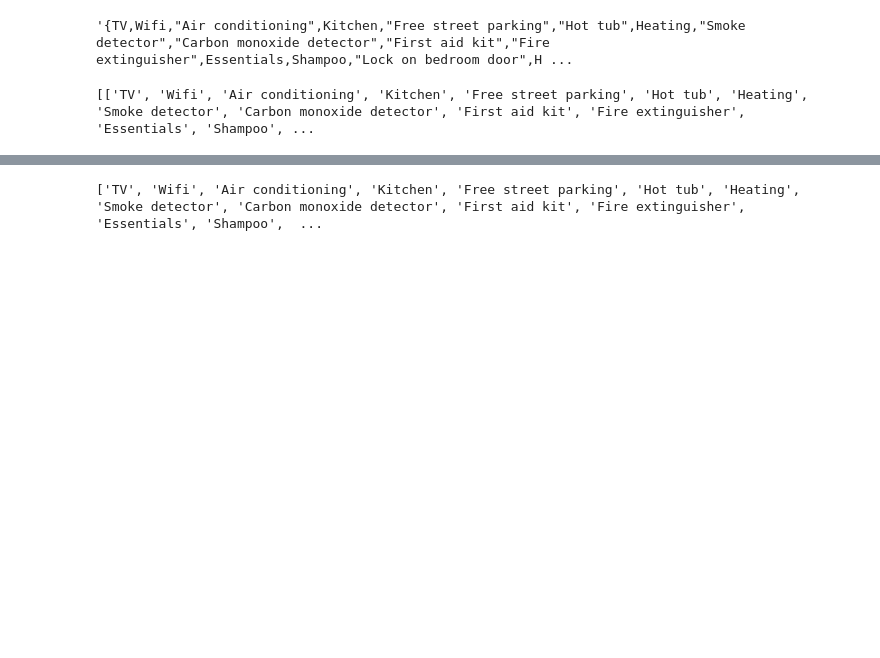
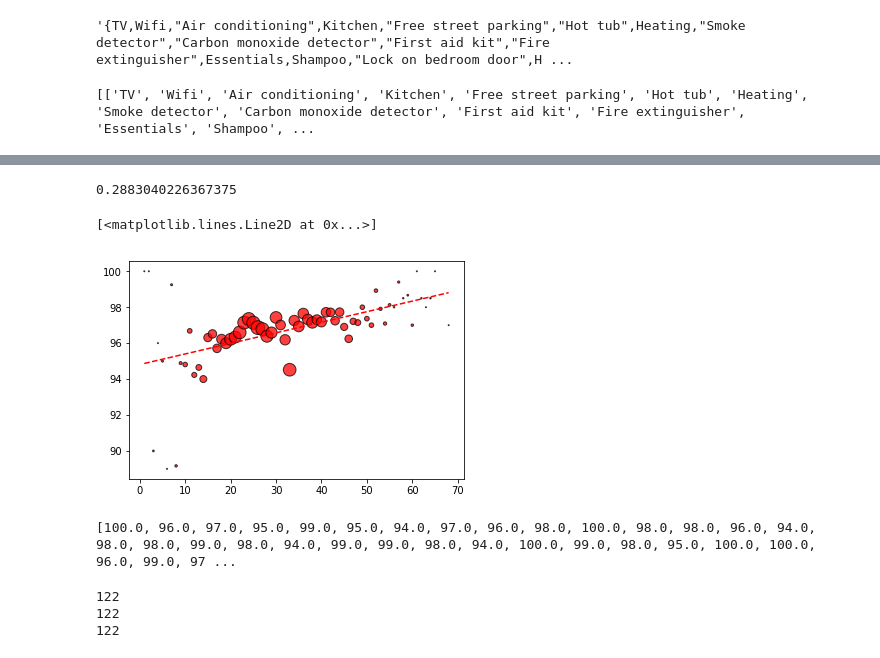
Before and after one commit to obnicholson/project1, a Jupyter notebook: project1_airbnb_olivia.ipynb, the cells around one changed output, grey strips where cells are left out. Saved outputs shown, nothing was run; the diff lists cells and outputs as text; code cells hidden in the pictures; blank space fills up the shorter version.

```diff
--- a/project1_airbnb_olivia.ipynb
+++ b/project1_airbnb_olivia.ipynb
@@ -99,14 +151,43 @@ amenities_df
+# %%
+from scipy.stats import linregress
+
+(slope, intercept, r_value, p_value, std_error) = linregress(count_rating_summary["count of amenities"], count_rating_summary["Average Review Score"])
+fit = slope * count_rating_summary["count of amenities"] + intercept
+print(r_value**2)
+
+fig, ax = plt.subplots()
+
+ax.scatter(count_rating_summary["count of amenities"],count_rating_summary["Average Review Score"],marker="o",facecolors="red",edgecolors="black",alpha=.75,s=count_rating_summary["Number of Properties"])
+ax.plot(count_rating_summary["count of amenities"], fit, 'r--')
+# %% [output]
+0.2883040226367375
+[<matplotlib.lines.Line2D at 0x...>]
+[figure, added]
+# %%
+ratings = [rating for rating in amenities_df["review_scores_rating"]]
+print(ratings)
+# %% [output]
+[100.0, 96.0, 97.0, 95.0, 99.0, 95.0, 94.0, 97.0, 96.0, 98.0, 100.0, 98.0, 98.0, 96.0, 94.0, 98.0, 98.0, 99.0, 98.0, 94.0, 99.0, 99.0, 98.0, 94.0, 100.0, 99.0, 98.0, 95.0, 100.0, 100.0, 96.0, 99.0, 97 ...
 # %%
 unique_amenities = []
 unique_amenity_count = []
-property_amenity_count = 0
+total_amenity_rating = []
 
-for amenity_list in amenities:
-    property_amenity_count += 1
+for counter,amenity_list in enumerate(amenities):
     for amenity in amenity_list:
         if amenity not in unique_amenities:
             unique_amenities.append(amenity)
+            unique_amenity_count.append(1)
+            total_amenity_rating.append(ratings[counter])
+        else:
+            unique_amenity_index = unique_amenities.index(amenity)
+            unique_amenity_count[unique_amenity_index] += 1
+            total_amenity_rating[unique_amenity_index] += ratings[counter]
 
-print(unique_amenities)
+print(len(unique_amenities))
+print(len(unique_amenity_count))
+print(len(total_amenity_rating))
 # %% [output]
-['TV', 'Wifi', 'Air conditioning', 'Kitchen', 'Free street parking', 'Hot tub', 'Heating', 'Smoke detector', 'Carbon monoxide detector', 'First aid kit', 'Fire extinguisher', 'Essentials', 'Shampoo',  ...
+122
+122
+122
```
Also changed, not shown: parts of 17 cells of this notebook.
